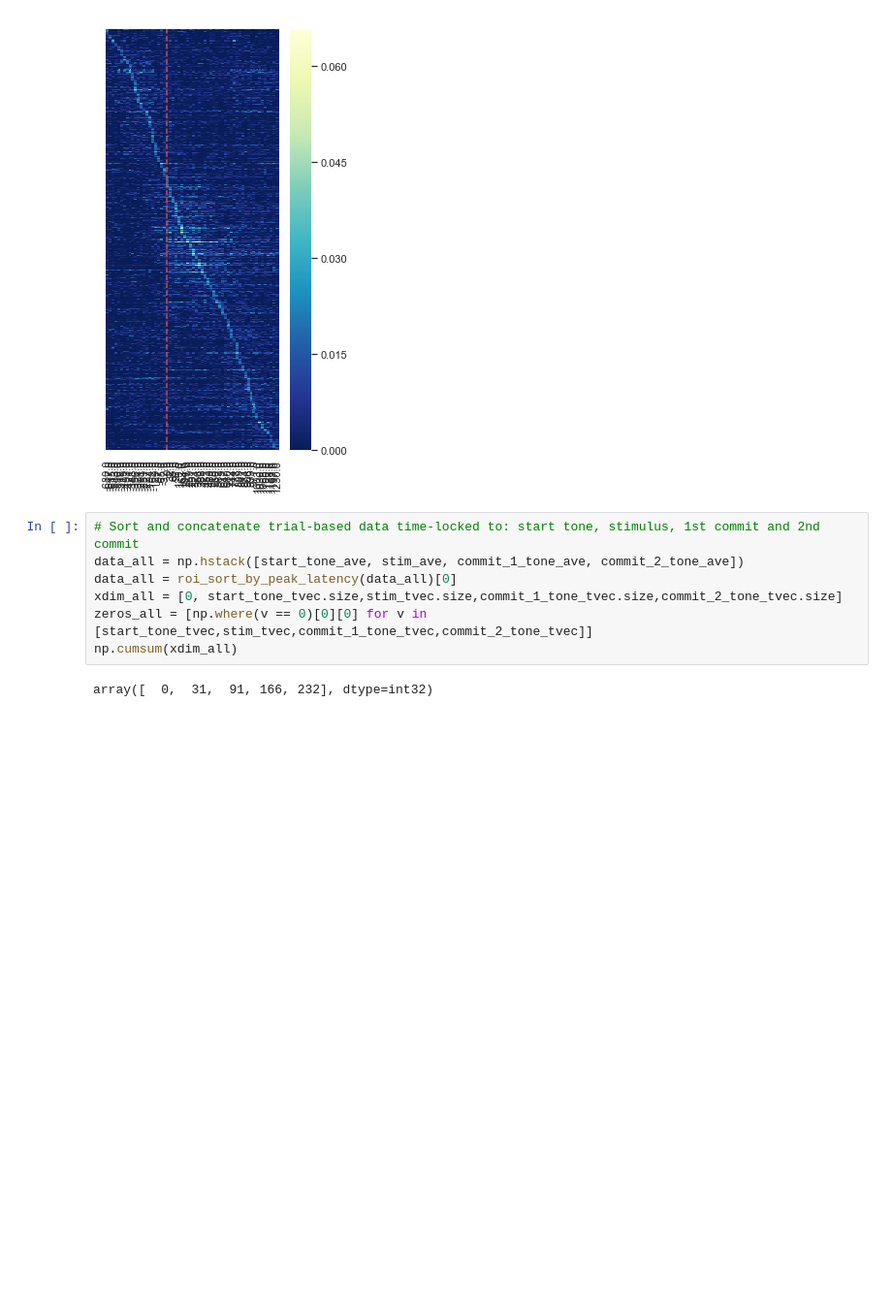
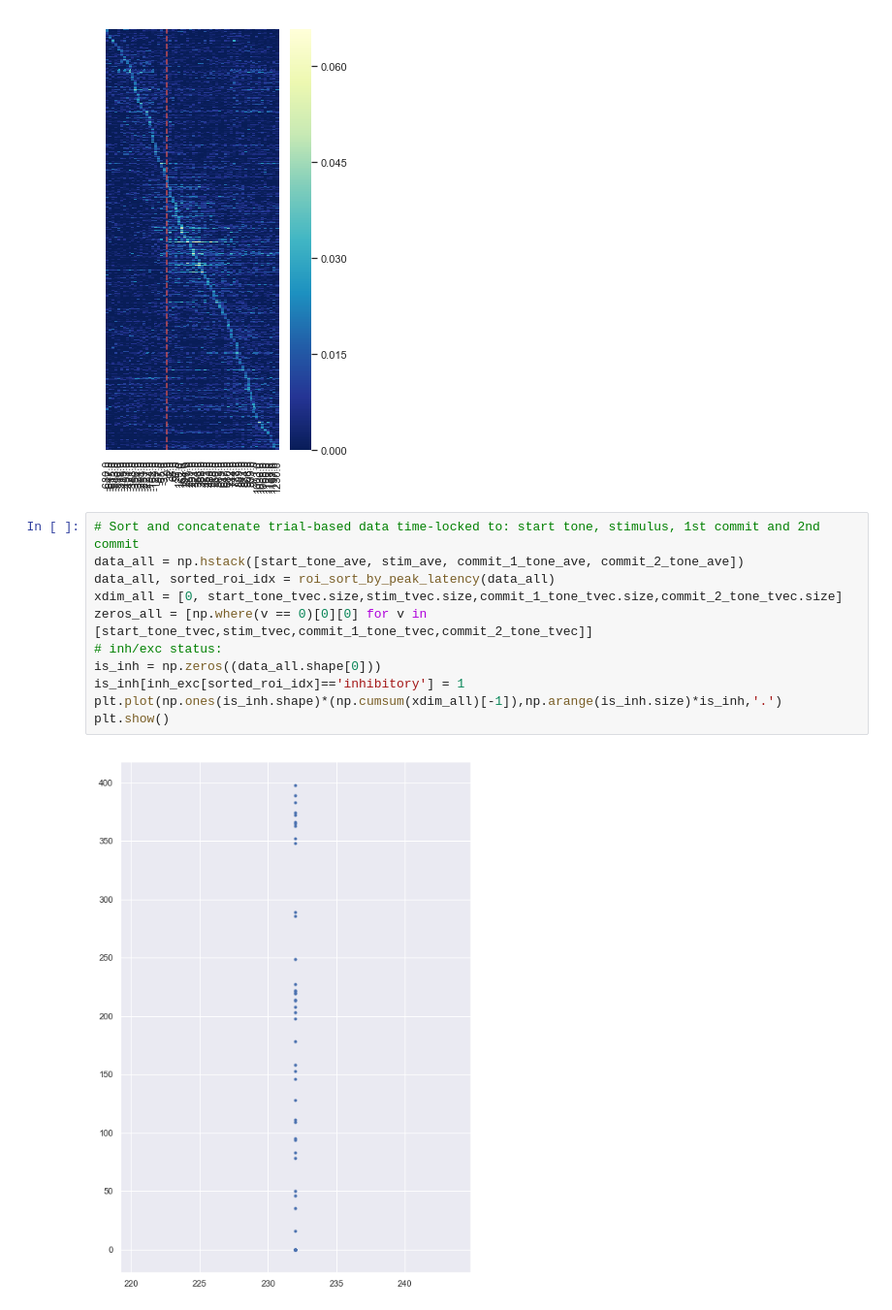
Before and after one commit to datajoint-company/najafi-2018-nwb, a Jupyter notebook: notebooks/NWB 2.0 Read and Visualize with PyNWB.ipynb, the cells around one changed output. Shown at 97% size. Drawn from its saved outputs; the diff is of its cells as text; blank space fills up the shorter version.

```diff
--- a/notebooks/NWB 2.0 Read and Visualize with PyNWB.ipynb
+++ b/notebooks/NWB 2.0 Read and Visualize with PyNWB.ipynb
@@ -100,12 +80,16 @@ plt.axvline(x= np.where(stim_tvec==0), color='r',linestyle='--',linewidth=1.5)
 # %%
 # Sort and concatenate trial-based data time-locked to: start tone, stimulus, 1st commit and 2nd commit
 data_all = np.hstack([start_tone_ave, stim_ave, commit_1_tone_ave, commit_2_tone_ave])
-data_all = roi_sort_by_peak_latency(data_all)[0]
+data_all, sorted_roi_idx = roi_sort_by_peak_latency(data_all)
 xdim_all = [0, start_tone_tvec.size,stim_tvec.size,commit_1_tone_tvec.size,commit_2_tone_tvec.size]
 zeros_all = [np.where(v == 0)[0][0] for v in [start_tone_tvec,stim_tvec,commit_1_tone_tvec,commit_2_tone_tvec]]
-np.cumsum(xdim_all)
+# inh/exc status:
+is_inh = np.zeros((data_all.shape[0]))
+is_inh[inh_exc[sorted_roi_idx]=='inhibitory'] = 1
+plt.plot(np.ones(is_inh.shape)*(np.cumsum(xdim_all)[-1]),np.arange(is_inh.size)*is_inh,'.')
+plt.show()
 # %% [output]
-array([  0,  31,  91, 166, 232], dtype=int32)
+[figure, added]
 # %%
 # Raster Plot
 sns.set(rc={'figure.figsize':(8,12)})
```
Also changed, not shown: parts of 3 cells of this notebook, 1 other file.
